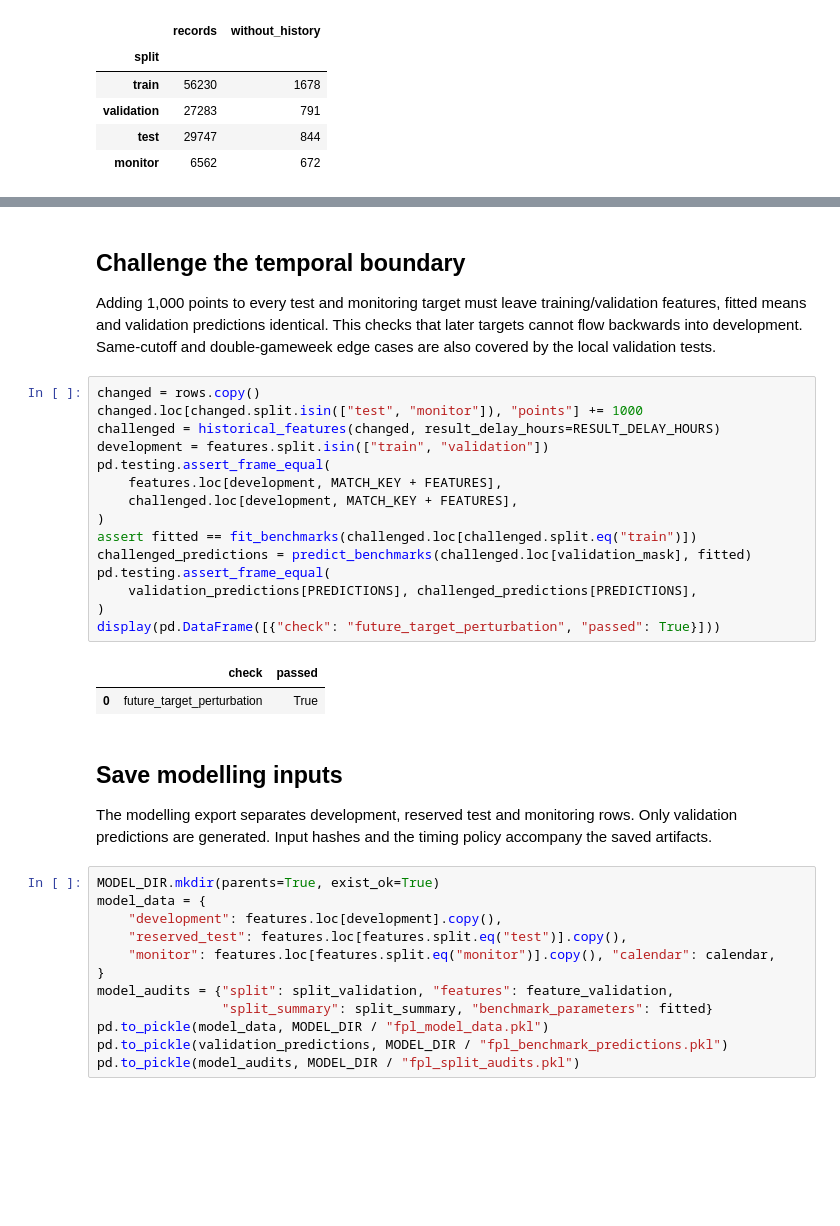
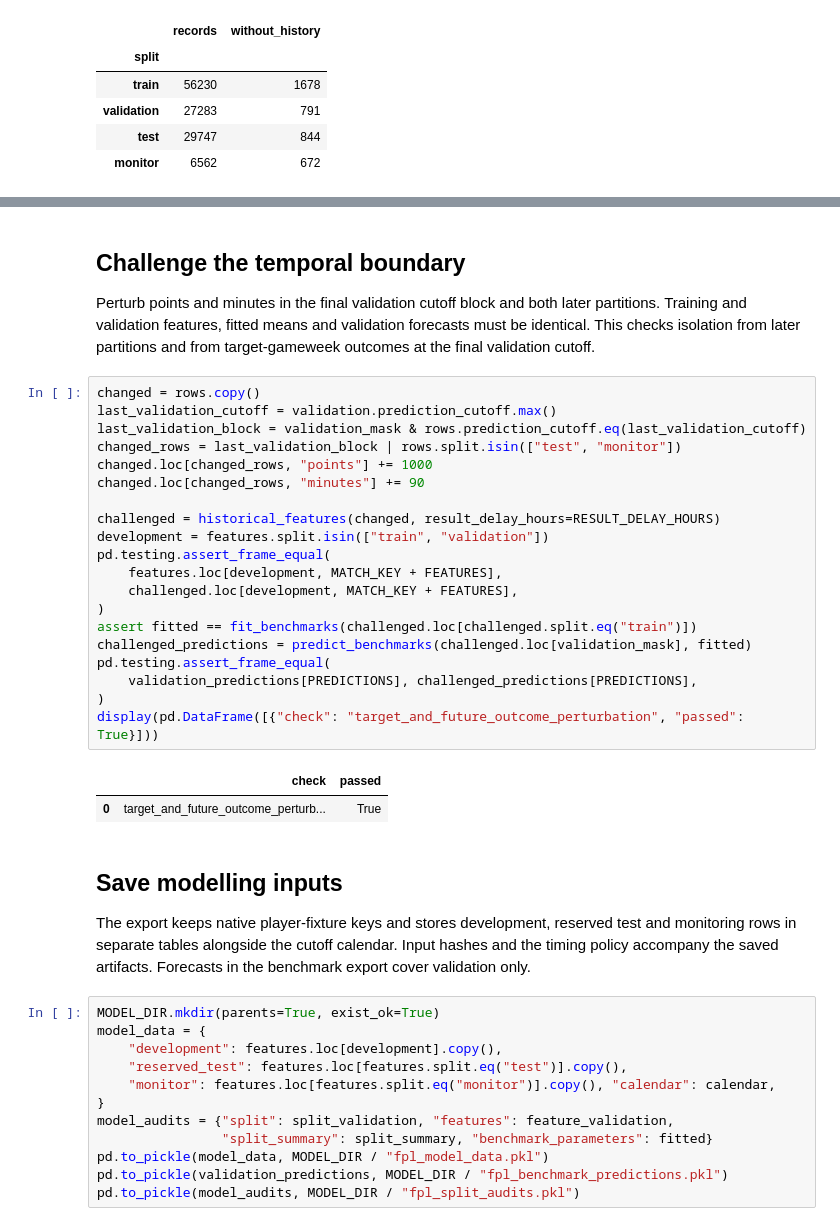
Before and after one commit to junglemvn/fpl-analytics, a Jupyter notebook: notebooks/03_data_split_and_benchmarks.ipynb, the cells around one changed output, grey strips where cells are left out. Drawn from its saved outputs; the diff is of its cells as text; blank space fills up the shorter version.

```diff
--- a/notebooks/03_data_split_and_benchmarks.ipynb
+++ b/notebooks/03_data_split_and_benchmarks.ipynb
@@ -250,33 +292,40 @@ assert validation_predictions[PREDICTIONS].notna().all().all()
 # %% [markdown]
 ## Challenge the temporal boundary
 
-Adding 1,000 points to every test and monitoring target must leave training/validation features,
-fitted means and validation predictions identical. This checks that later targets cannot flow
-backwards into development. Same-cutoff and double-gameweek edge cases are also covered by
-the local validation tests.
+Perturb points and minutes in the final validation cutoff block and both later
+partitions. Training and validation features, fitted means and validation forecasts
+must be identical. This checks isolation from later partitions and from target-gameweek
+outcomes at the final validation cutoff.
 # %%
 changed = rows.copy()
-changed.loc[changed.split.isin(["test", "monitor"]), "points"] += 1000
+last_validation_cutoff = validation.prediction_cutoff.max()
+last_validation_block = validation_mask & rows.prediction_cutoff.eq(last_validation_cutoff)
+changed_rows = last_validation_block | rows.split.isin(["test", "monitor"])
+changed.loc[changed_rows, "points"] += 1000
+changed.loc[changed_rows, "minutes"] += 90
+
 challenged = historical_features(changed, result_delay_hours=RESULT_DELAY_HOURS)
 development = features.split.isin(["train", "validation"])
 pd.testing.assert_frame_equal(
     features.loc[development, MATCH_KEY + FEATURES],
     challenged.loc[development, MATCH_KEY + FEATURES],
 )
 assert fitted == fit_benchmarks(challenged.loc[challenged.split.eq("train")])
 challenged_predictions = predict_benchmarks(challenged.loc[validation_mask], fitted)
 pd.testing.assert_frame_equal(
     validation_predictions[PREDICTIONS], challenged_predictions[PREDICTIONS],
 )
-display(pd.DataFrame([{"check": "future_target_perturbation", "passed": True}]))
+display(pd.DataFrame([{"check": "target_and_future_outcome_perturbation", "passed": True}]))
 # %% [output]
 |  | check | passed |
-| 0 | future_target_perturbation | True |
+| 0 | target_and_future_outcome_perturb... | True |
 # %% [markdown]
 ## Save modelling inputs
 
-The modelling export separates development, reserved test and monitoring rows. Only validation
-predictions are generated. Input hashes and the timing policy accompany the saved artifacts.
+The export keeps native player-fixture keys and stores development, reserved test and
+monitoring rows in separate tables alongside the cutoff calendar. Input hashes and the
+timing policy accompany the saved artifacts. Forecasts in the benchmark export cover
+validation only.
 # %%
 MODEL_DIR.mkdir(parents=True, exist_ok=True)
 model_data = {
```
Also changed, not shown: parts of 25 cells of this notebook, 1 other file.
